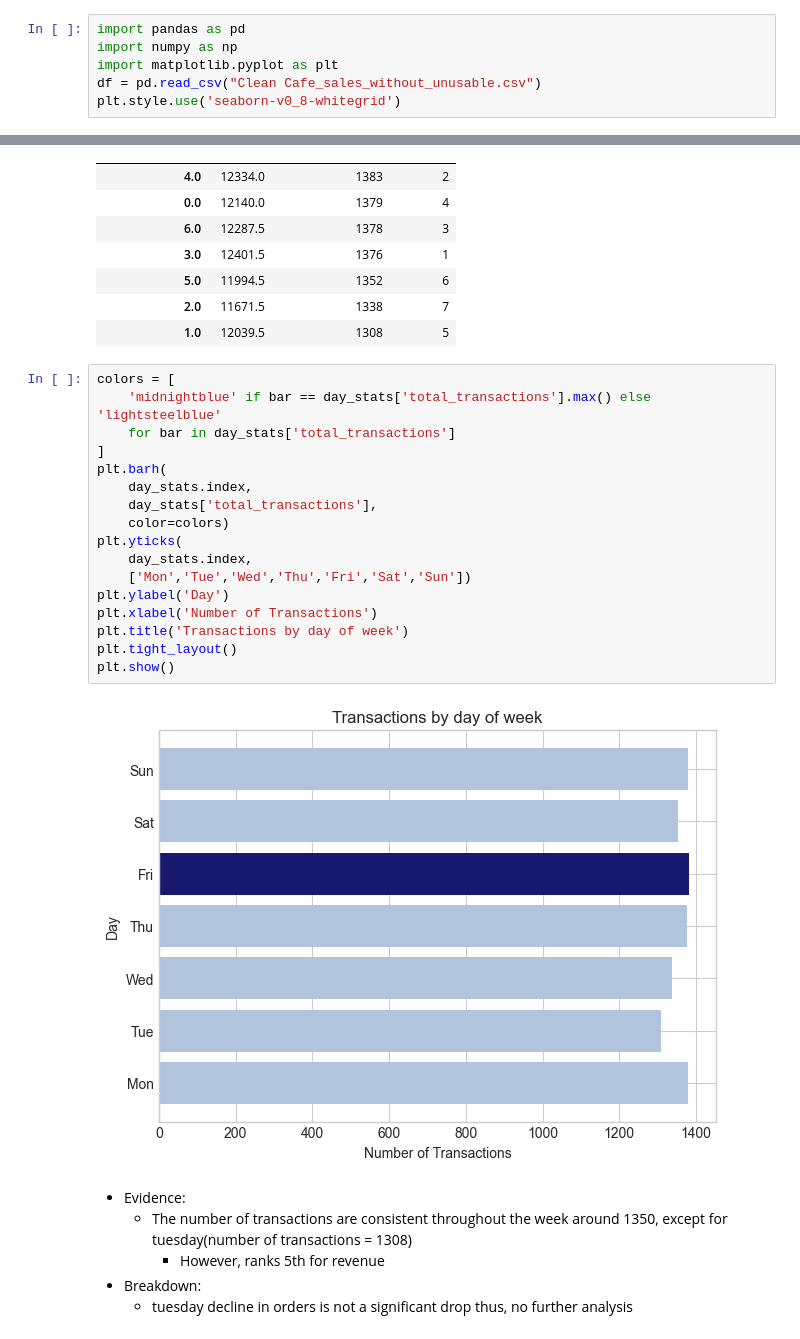
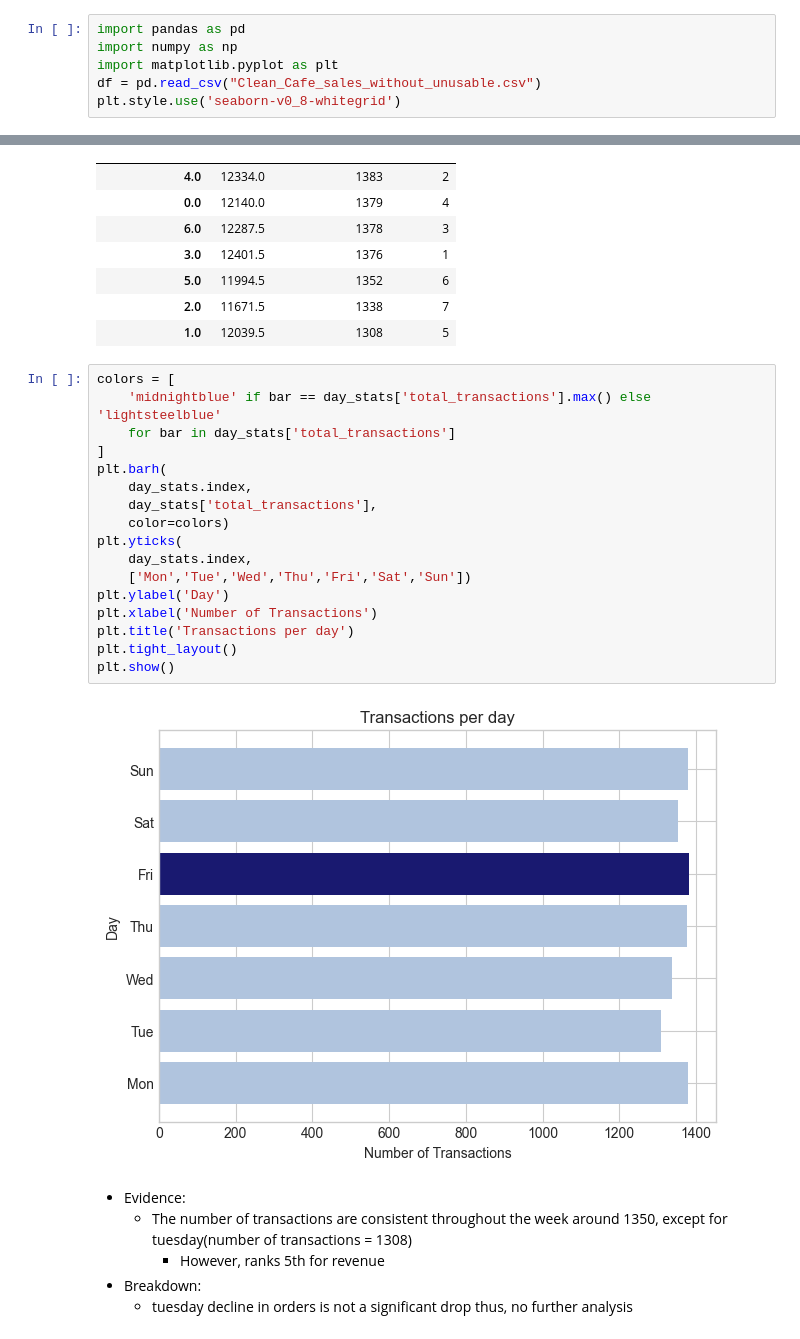
Before and after one commit to syLvester03/Cafe-Sales-EDA, a Jupyter notebook: Analysis.ipynb, the cells around one changed output, grey strips where cells are left out. Saved outputs shown, nothing was run; the diff lists cells and outputs as text.

```diff
--- a/Analysis.ipynb
+++ b/Analysis.ipynb
@@ -2,7 +2,7 @@
 import pandas as pd
 import numpy as np
 import matplotlib.pyplot as plt
-df = pd.read_csv("Clean Cafe_sales_without_unusable.csv")
+df = pd.read_csv("Clean_Cafe_sales_without_unusable.csv")
 plt.style.use('seaborn-v0_8-whitegrid')
 # %% [markdown]
 ### What should the cafe prioritise to grow revenue in 2024
@@ -399,22 +399,22 @@ day_stats.sort_values(by='total_transactions', ascending=False)
 # %%
 colors = [
     'midnightblue' if bar == day_stats['total_transactions'].max() else 'lightsteelblue'
     for bar in day_stats['total_transactions']
 ]
 plt.barh(
     day_stats.index,
     day_stats['total_transactions'],
     color=colors)
 plt.yticks(
     day_stats.index,
     ['Mon','Tue','Wed','Thu','Fri','Sat','Sun'])
 plt.ylabel('Day')
 plt.xlabel('Number of Transactions')
-plt.title('Transactions by day of week')
+plt.title('Transactions per day')
 plt.tight_layout()
 plt.show()
 # %% [output]
-[figure, old version]
+[figure, new version]
 # %% [markdown]
 - Evidence:
     - The number of transactions are consistent throughout the week around 1350, except for tuesday(number of transactions = 1308)
```
Also changed, not shown: parts of 2 cells of this notebook.
